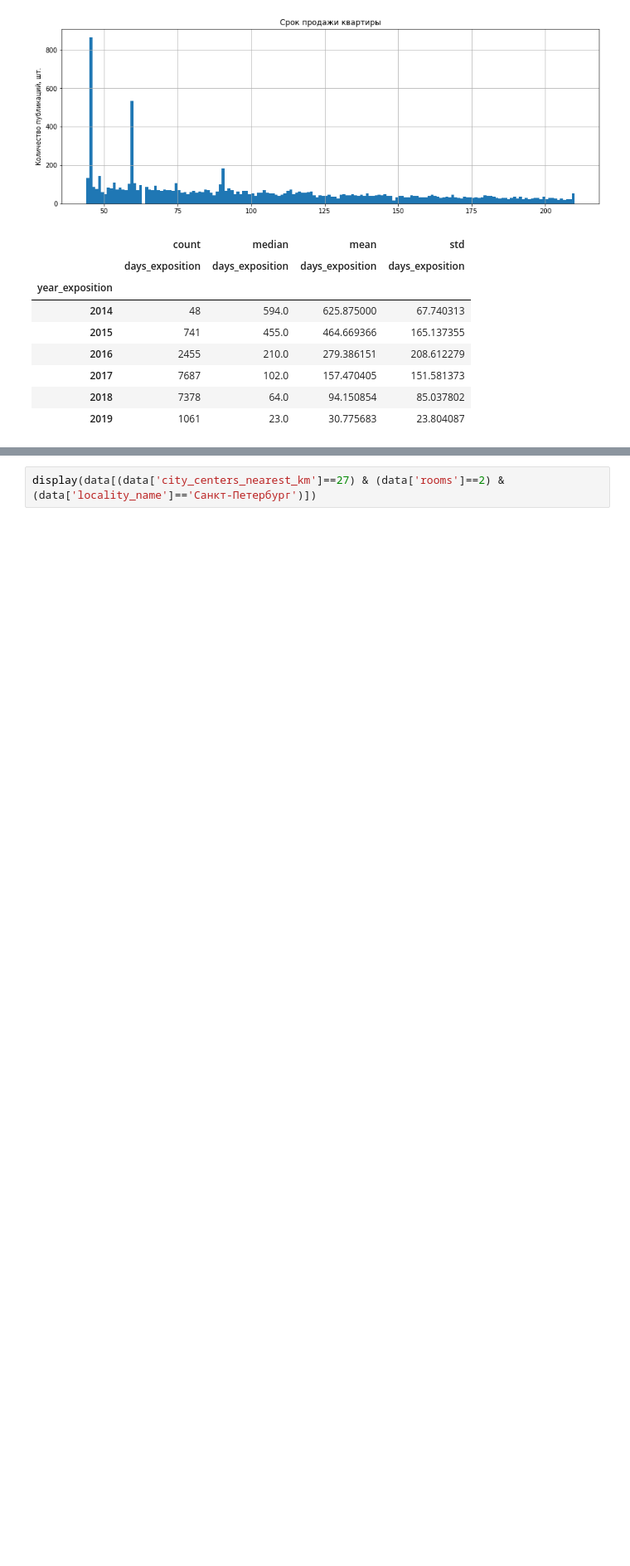
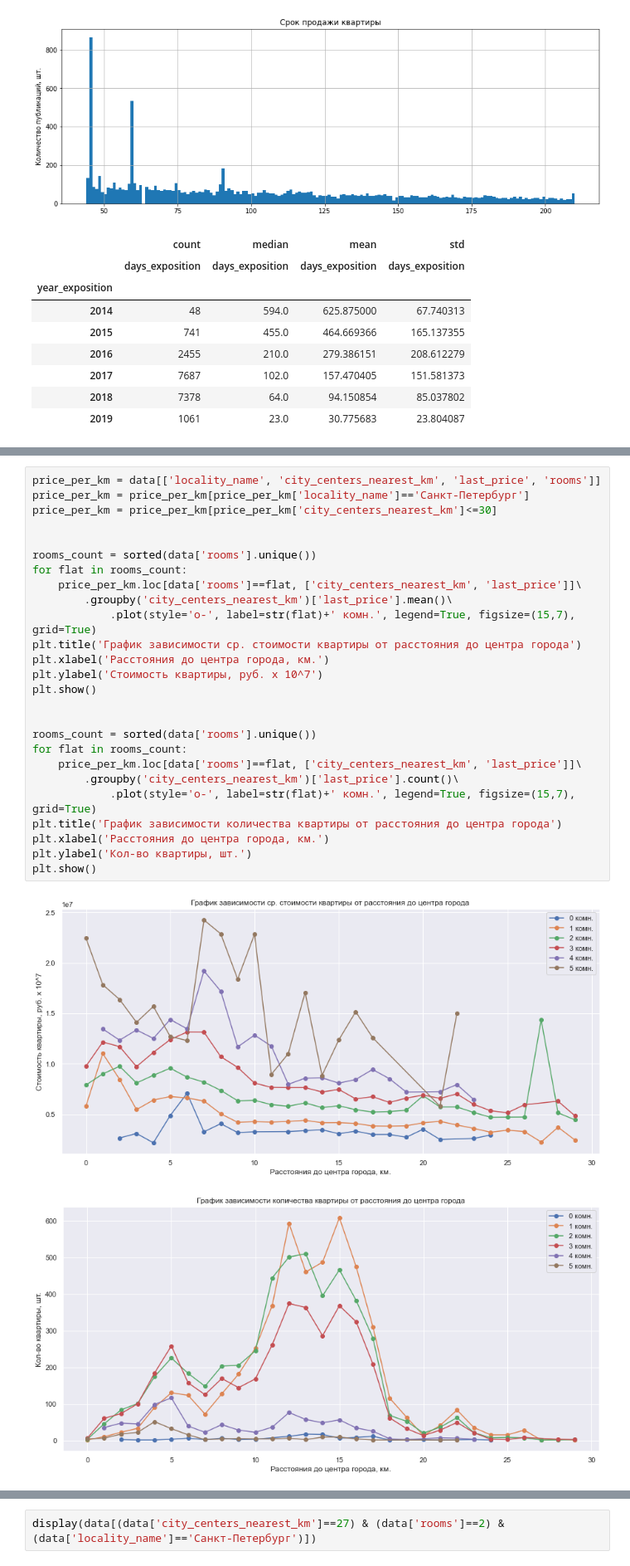
Before and after one commit to Danspers/3.EDA-apartments-sales, a Jupyter notebook: EDA-apartments-sales.ipynb, the cells around one changed output, grey strips where cells are left out. Shown at 83% size. Drawn from its saved outputs; the diff is of its cells as text; blank space fills up the shorter version.

```diff
--- a/EDA-apartments-sales.ipynb
+++ b/EDA-apartments-sales.ipynb
@@ -1564,0 +797,29 @@ plt.show()
+# %%
+price_per_km = data[['locality_name', 'city_centers_nearest_km', 'last_price', 'rooms']]
+price_per_km = price_per_km[price_per_km['locality_name']=='Санкт-Петербург']
+price_per_km = price_per_km[price_per_km['city_centers_nearest_km']<=30]
+
+
+rooms_count = sorted(data['rooms'].unique())
+for flat in rooms_count:
+    price_per_km.loc[data['rooms']==flat, ['city_centers_nearest_km', 'last_price']]\
+        .groupby('city_centers_nearest_km')['last_price'].mean()\
+            .plot(style='o-', label=str(flat)+' комн.', legend=True, figsize=(15,7), grid=True)
+plt.title('График зависимости ср. стоимости квартиры от расстояния до центра города')
+plt.xlabel('Расстояния до центра города, км.')
+plt.ylabel('Стоимость квартиры, руб. х 10^7')
+plt.show()
+
+
+rooms_count = sorted(data['rooms'].unique())
+for flat in rooms_count:
+    price_per_km.loc[data['rooms']==flat, ['city_centers_nearest_km', 'last_price']]\
+        .groupby('city_centers_nearest_km')['last_price'].count()\
+            .plot(style='o-', label=str(flat)+' комн.', legend=True, figsize=(15,7), grid=True)
+plt.title('График зависимости количества квартиры от расстояния до центра города')
+plt.xlabel('Расстояния до центра города, км.')
+plt.ylabel('Кол-во квартиры, шт.')
+plt.show()
+# %% [output]
+[figure, added]
+[figure, added]
```
Also changed, not shown: parts of 195 cells of this notebook, 1 other file.
